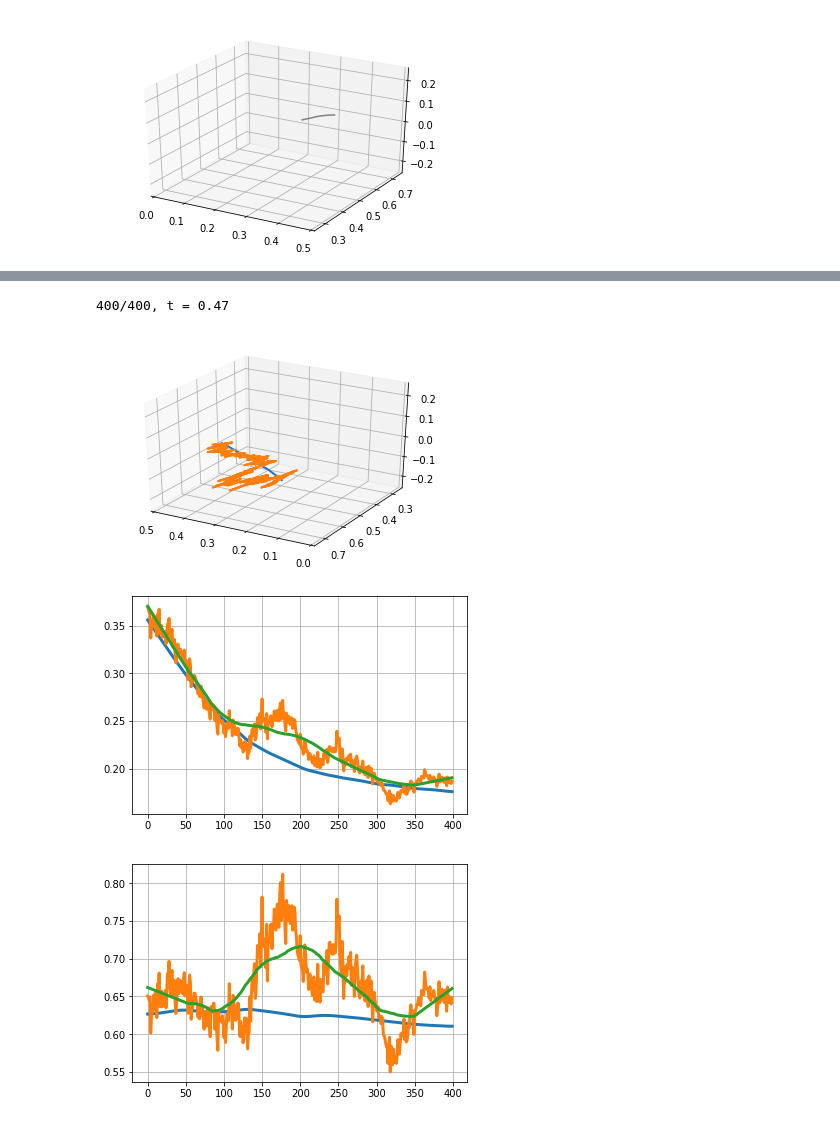
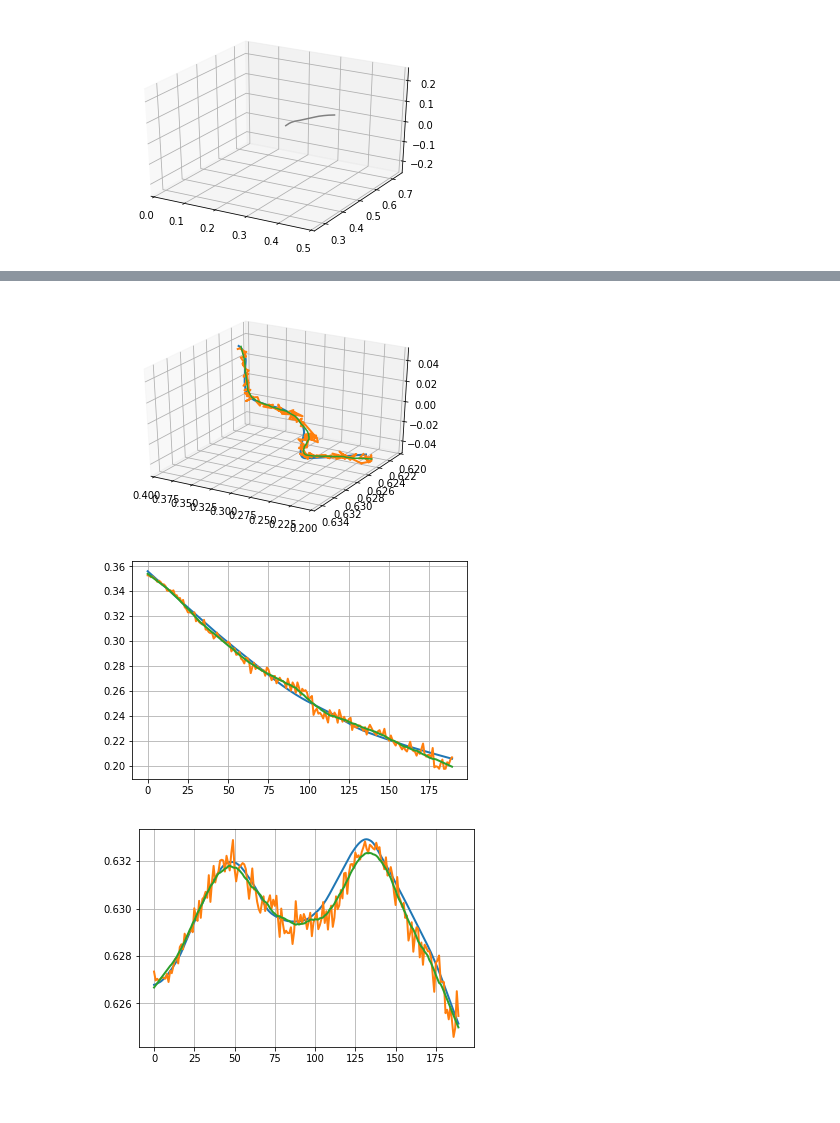
Before and after one commit to sagacitysite/pelenet, a Jupyter notebook: playground.ipynb, the cells around one changed output, grey strips where cells are left out. Cells and saved outputs as stored; diff of their text form; code cells hidden in the pictures.

Commit message:
parameter fitting loihi/nest

```diff
--- a/playground.ipynb
+++ b/playground.ipynb
@@ -8,6 +8,6 @@ import os
 from filterpy.kalman import KalmanFilter
 # %%
 filePath = 'data/robot/test1_rec.txt'
-targets = np.loadtxt(filePath)[1000:1100,0:3]
+targets = np.loadtxt(filePath)[1000:1200,0:3]
 targets.shape
 # %% [output]
@@ -29,3 +29,5 @@ p = plt.plot(targets[:,1])
 # %%
-data = np.load('data/data-out_2020-02-25_16-06.npy')[:,:,:100]
-#data = np.load('data/data_2020-02-25_16-06.npy')[:,:,:500]
+data = np.load('data/data-out_2020-03-05_18-08.npy')[:,:,:200]
+#data = np.load('data/data-ex_2020-03-05_18-08.npy')[:,:,:100]
+[t,n,s] = data.shape
+print(data.shape)
@@ -35,3 +69,19 @@ x = np.mean(data[:24,:,0:0+binSize], axis=2)
+# %%
+import statsmodels.api as sm
+from scipy.signal import savgol_filter
+import time
+import sys
+
+def estimate(target):
+    # Fit
+    y = np.tile(target, B)
+    model = sm.OLS(y, x.T)
+    params = model.fit_regularized(alpha=0.0, L1_wt=0.0).params
+
+    # Predict
+    ye = np.dot(xe.T, params)
+
+    return ye
 # %%
 import statsmodels.api as sm
 from scipy.signal import savgol_filter
@@ -72,48 +113,51 @@ def estimate(target):
         t1 = time.time()
         print("{}/{}, t = {}".format(i+1, l, np.round(t1-t0,2)), end="\r")
     return np.array(yes)
-# %%
-x = estimate(tgt[:,0])
-y = estimate(tgt[:,1])
-z = estimate(tgt[:,2])
-
-#e = estimate(tgtExp)
-# %% [output]
-400/400, t = 0.47
+# %%
+#tgtSin = 1.0-0.1*np.sin((np.pi/(0.3*l))*np.arange(l))
+#tgtLin = 1+np.arange(l)/l
+#tgtExp = np.exp(0.1*np.arange(l)/l)
+#tgtCon = np.repeat(1.0, l)
+
+tgt = targets[:-binSize,:]
+
+x1 = estimate(tgt[:,0])
+x2 = estimate(tgt[:,1])
+x3 = estimate(tgt[:,2])
 # %%
 fig = plt.figure()
 ax = plt.axes(projection='3d')
 ax.plot3D(tgt[:,0], tgt[:,1], tgt[:,2], linewidth=2.0)
-#ax.plot3D(savgol_filter(x, 101, 1), savgol_filter(y, 101, 1), savgol_filter(z, 101, 1))
-ax.plot3D(x, y, z, linewidth=2.0)
-ax.set_xlim(0.0,0.5)
-ax.set_ylim(0.25,0.75)
-ax.set_zlim(-0.25,0.25)
+ax.plot3D(x1, x2, x3, linewidth=2.0)
+ax.plot3D(savgol_filter(x1, 21, 1), savgol_filter(x2, 21, 1), savgol_filter(x3, 21, 1))
+ax.set_xlim(0.2,0.4)
+ax.set_ylim(0.62,0.635)
+ax.set_zlim(-0.05,0.05)
 ax.view_init(30, 120)
 # %% [output]
-[figure, old version]
+[figure, new version]
 # %%
-plt.plot(tgt[:,0], linewidth=3.0)
+plt.plot(tgt[:,0], linewidth=2.0)
 #plt.plot(savgol_filter(yes3, 201, 1), linewidth=3.0)
-plt.plot(x, linewidth=3.0)
-plt.plot(savgol_filter(x, 101, 1), linewidth=3.0)
+plt.plot(x1, linewidth=2.0)
+plt.plot(savgol_filter(x1, 21, 1), linewidth=2.0)
 #plt.xlim((0,100))
 #plt.ylim((0.6,0.65))
 plt.grid()
 
 p = plt.show()
 # %% [output]
-[figure, old version]
+[figure, new version]
 # %%
-plt.plot(tgt[:,1], linewidth=3.0)
+plt.plot(tgt[:,1], linewidth=2.0)
 #plt.plot(savgol_filter(yes3, 201, 1), linewidth=3.0)
-plt.plot(y, linewidth=3.0)
-plt.plot(savgol_filter(y, 101, 1), linewidth=3.0)
+plt.plot(x2, linewidth=2.0)
+plt.plot(savgol_filter(x2, 21, 1), linewidth=2.0)
 #plt.xlim((0,100))
 #plt.ylim((0.6,0.65))
 plt.grid()
 
 p = plt.show()
 # %% [output]
-[figure, old version]
+[figure, new version]
 # %%
```
Also changed, not shown: parts of 8 cells of this notebook, 16 other files.
